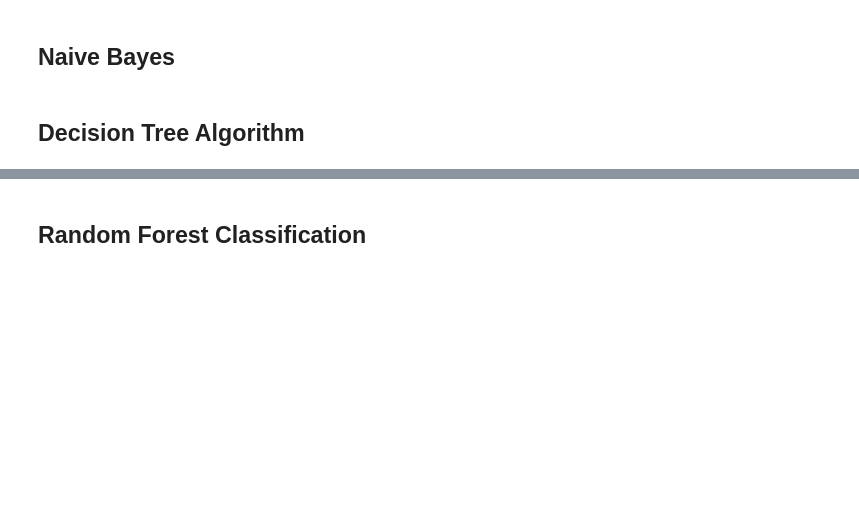
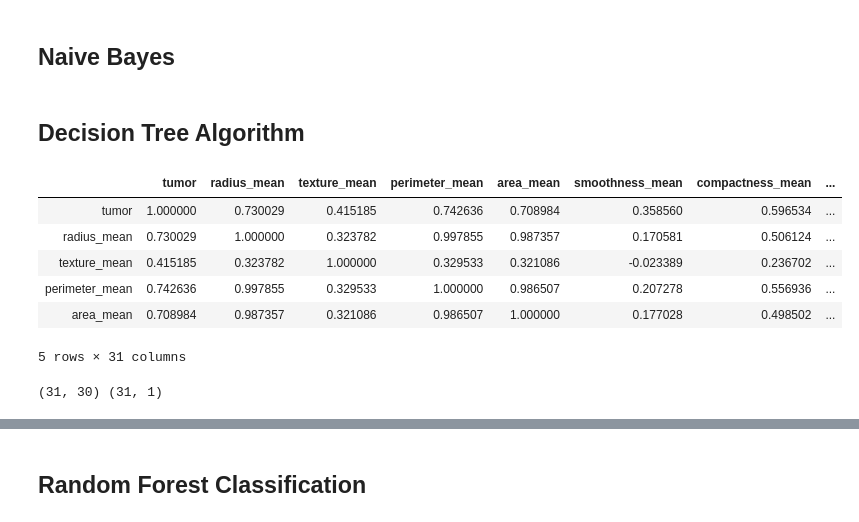
Before and after one commit to sopofedupz/Project-3---Breast-Cancer-Detection, a Jupyter notebook: Breast Cancer (Malignancies) Prediction.ipynb, the cells around one changed output, grey strips where cells are left out. Saved outputs shown, nothing was run; the diff lists cells and outputs as text; code cells hidden in the pictures; blank space fills up the shorter version.

```diff
--- a/Breast Cancer (Malignancies) Prediction.ipynb
+++ b/Breast Cancer (Malignancies) Prediction.ipynb
@@ -76,3 +140,34 @@ plt.show()
 ## Naive Bayes
 # %% [markdown]
 ## Decision Tree Algorithm
+# %%
+### BEGIN SOLUTION
+cancer = corr_df
+cancer.head()
+### END SOLUTION
+# %% [output]
+|  | tumor | radius_mean | texture_mean | perimeter_mean | area_mean | smoothness_mean | compactness_mean | ... |
+| tumor | 1.000000 | 0.730029 | 0.415185 | 0.742636 | 0.708984 | 0.358560 | 0.596534 | ... |
+| radius_mean | 0.730029 | 1.000000 | 0.323782 | 0.997855 | 0.987357 | 0.170581 | 0.506124 | ... |
+| texture_mean | 0.415185 | 0.323782 | 1.000000 | 0.329533 | 0.321086 | -0.023389 | 0.236702 | ... |
+| perimeter_mean | 0.742636 | 0.997855 | 0.329533 | 1.000000 | 0.986507 | 0.207278 | 0.556936 | ... |
+| area_mean | 0.708984 | 0.987357 | 0.321086 | 0.986507 | 1.000000 | 0.177028 | 0.498502 | ... |
+5 rows × 31 columns
+# %%
+# Assign X (data) and y (target)
+
+### BEGIN SOLUTION
+X = cancer[['radius_mean', 'texture_mean', 'perimeter_mean',
+       'area_mean', 'smoothness_mean', 'compactness_mean', 'concavity_mean',
+       'concave points_mean', 'symmetry_mean', 'fractal_dimension_mean',
+       'radius_se', 'texture_se', 'perimeter_se', 'area_se', 'smoothness_se',
+       'compactness_se', 'concavity_se', 'concave points_se', 'symmetry_se',
+       'fractal_dimension_se', 'radius_worst', 'texture_worst',
+       'perimeter_worst', 'area_worst', 'smoothness_worst',
+       'compactness_worst', 'concavity_worst', 'concave points_worst',
+       'symmetry_worst', 'fractal_dimension_worst']]
+y = cancer ['tumor'].values.reshape(-1, 1)
+print(X.shape, y.shape)
+### END SOLUTION
+# %% [output]
+(31, 30) (31, 1)
```
Also changed, not shown: parts of 16 cells of this notebook.
